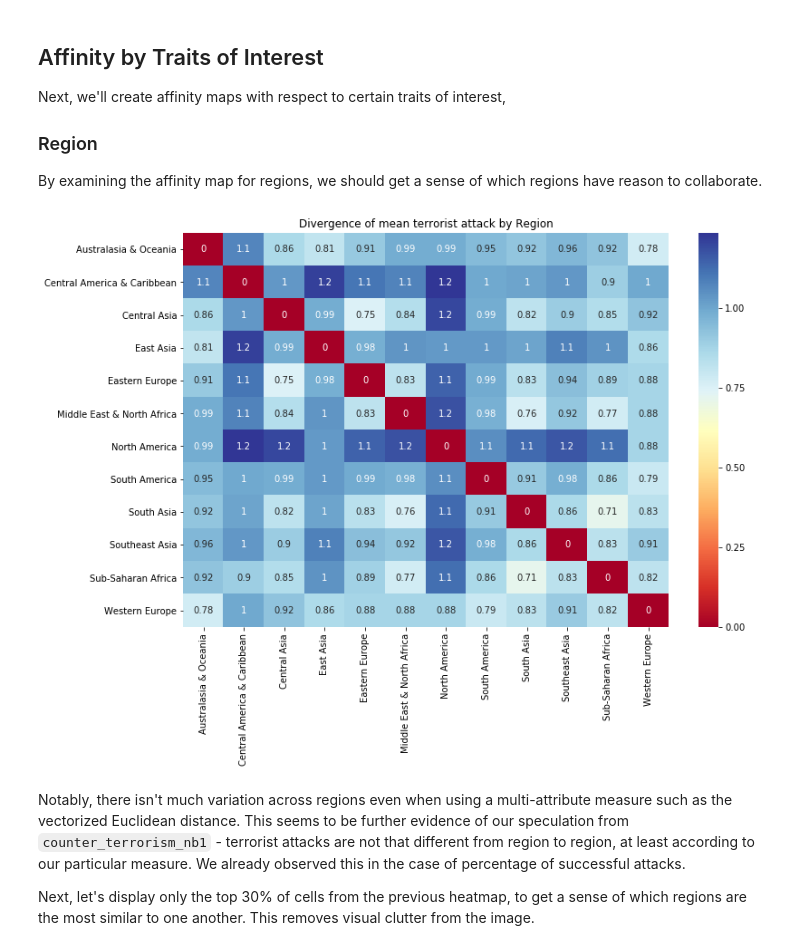
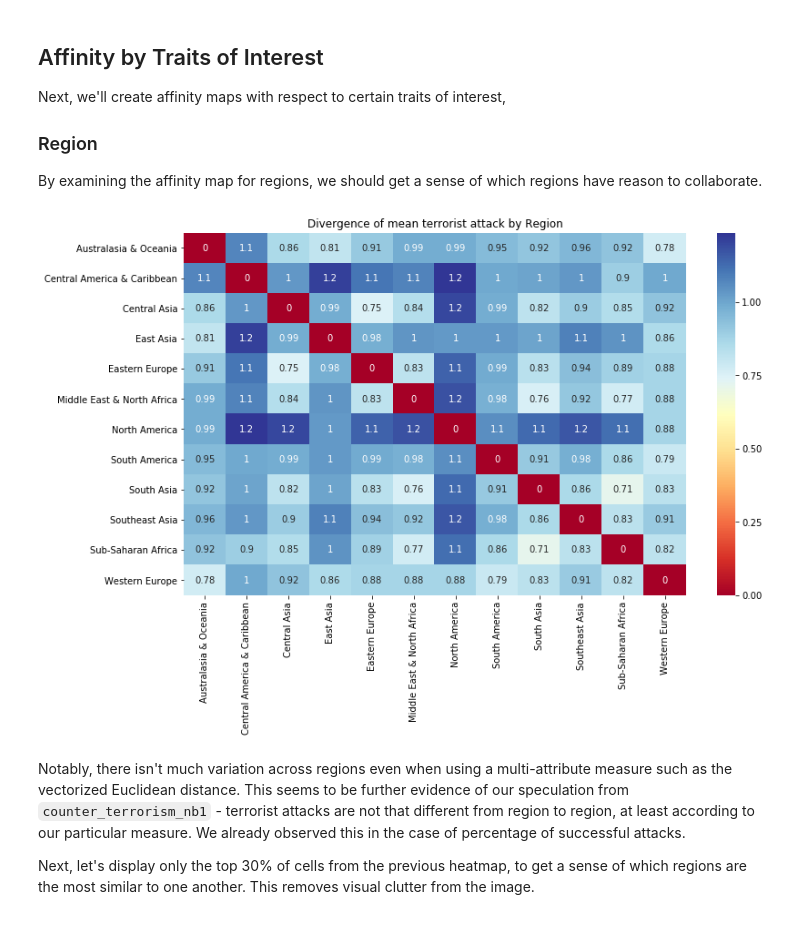
Before and after one commit to jacobakh/ML4CT, a Jupyter notebook: counter_terrorism_nb2.ipynb, the cells around one changed output. Drawn from its saved outputs; the diff is of its cells as text; code cells hidden in the pictures.

````diff
--- a/counter_terrorism_nb2.ipynb
+++ b/counter_terrorism_nb2.ipynb
@@ -64,7 +64,21 @@ traits_to_compare = ['region_txt', 'targtype1_txt', 'weaptype1_txt',
                      'iyear', 'nkill', 'natlty1_txt', 'gname']
 dummies = get_dummies(raw, traits_to_compare)
 # %%
-def plot_affinity_heatmap(trait_str, attribute, colormap='RdYlBu', percentile_cutoff = 20):
+def plot_affinity_heatmap(trait_str, attribute, fig_name, colormap='RdYlBu', percentile_cutoff = 20):
+    '''
+    trait_str: A string corresponding to the trait we want to examine, such as nkill
+    attribute: Same as trait_str, but formatted for readability in the plot title.
+    Example: nkill is to trait_str as Number Killed is to attribute
+    fig_name: A string of the form 'figures/****.png', so that the image gets saved
+    colormap: Which colormap to use in the heatmap
+    percentile_cutoff: An integer in [0, 100] which is the percentile below which we display
+    the values. A cutoff of 100 displays everything, while 0 displays nothing.
+
+    Output: A heatmap representing the l2 distance of the mean vector in each category with
+    respect to trait_str.
+
+    Assumes that a dataframe called 'dummies' has already been loaded.
+    '''
     trait_labels = [label for label in dummies.columns.values if trait_str in label]
     #remove 'unknown' and 'other' categories
     trait_labels = [label for label in trait_labels if label not in [trait_str + 'Unknown', trait_str + 'Other']]
@@ -90,7 +104,10 @@ def plot_affinity_heatmap(trait_str, attribute, colormap='RdYlBu', percentile_cu
     title_txt = 'Divergence of mean terrorist attack by {}'.format(attribute)
     if int(percentile_cutoff) != 100:
         title_txt += ': Most Similar {} Percent'.format(int(percentile_cutoff))
+    plt.tight_layout()
     plt.title(title_txt)
+    plt.savefig(fig_name)
+    plt.show();
 # %% [markdown]
 ## Affinity by Traits of Interest
 
@@ -99,9 +116,9 @@ Next, we'll create affinity maps with respect to certain traits of interest,
 ### Region
 By examining the affinity map for regions, we should get a sense of which regions have reason to collaborate.
 # %%
-plot_affinity_heatmap('region_txt_', 'Region', percentile_cutoff=100)
+plot_affinity_heatmap('region_txt_', 'Region', 'figures/all_region_heatmap.png', percentile_cutoff=100)
 # %% [output]
-[figure, old version]
+[figure, new version]
 # %% [markdown]
 Notably, there isn't much variation across regions even when using a multi-attribute measure such as the vectorized Euclidean distance. This seems to be further evidence of our speculation from ```counter_terrorism_nb1``` - terrorist attacks are not that different from region to region, at least according to our particular measure. We already observed this in the case of percentage of successful attacks.
 
````
Also changed, not shown: parts of 8 cells of this notebook, 12 other files.
